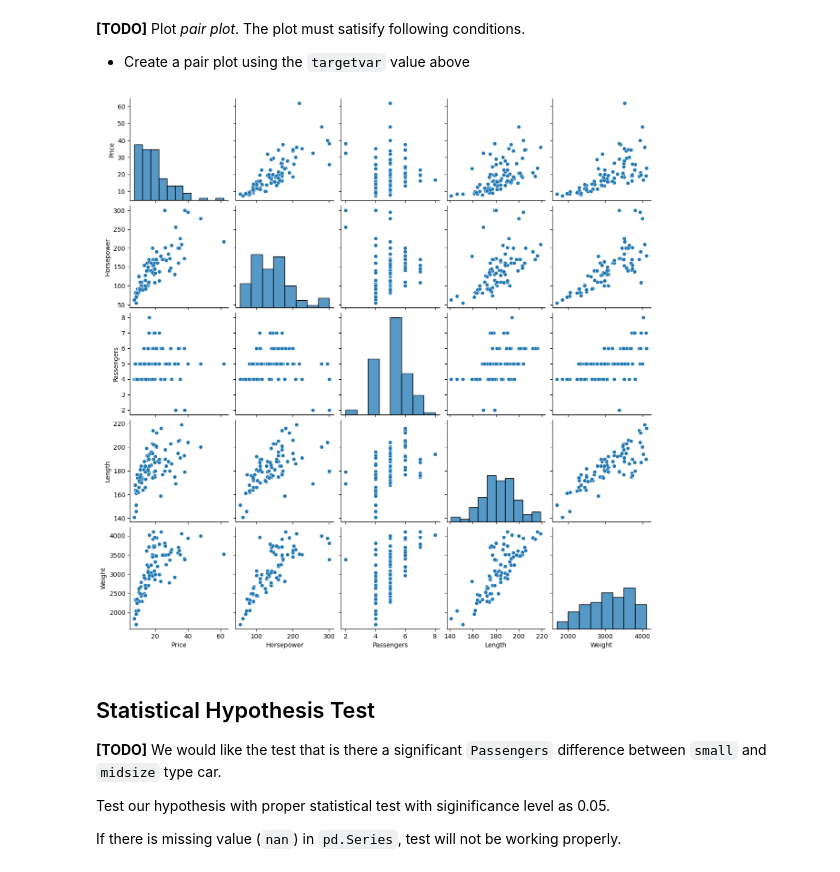
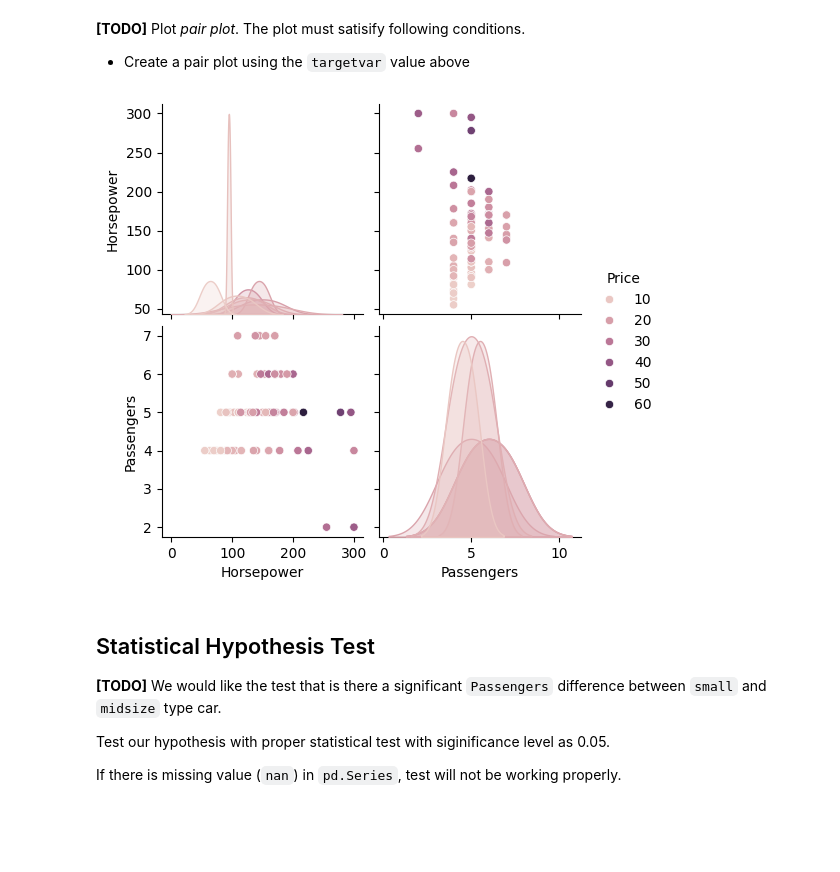
Before and after one commit to sonheachang/sonheachang, a Jupyter notebook: [AI_Assignment1]_Data_Analysis.ipynb, the cells around one changed output. Cells and saved outputs as stored; diff of their text form; code cells hidden in the pictures; blank space fills up the shorter version.

```diff
--- a/[AI_Assignment1]_Data_Analysis.ipynb
+++ b/[AI_Assignment1]_Data_Analysis.ipynb
@@ -152,11 +150,12 @@ selectedDataFrame.##################
 **[TODO]** Plot *pair plot*. The plot must satisify following conditions.
 
 - Create a pair plot using the `targetvar` value above
-# %%
-g = sns.##################
-plt.show()
-# %% [output]
-[figure, removed]
+# %%
+targetvar = 'Price'
+g = sns.pairplot(df[['Price', 'Horsepower', 'Passengers']], hue=targetvar)
+plt.show()
+# %% [output]
+[figure, added]
 # %% [markdown]
 ## Statistical Hypothesis Test
 **[TODO]** We would like the test that is there a significant `Passengers`  difference between `small` and `midsize` type car.
```
Also changed, not shown: parts of 8 cells of this notebook.
